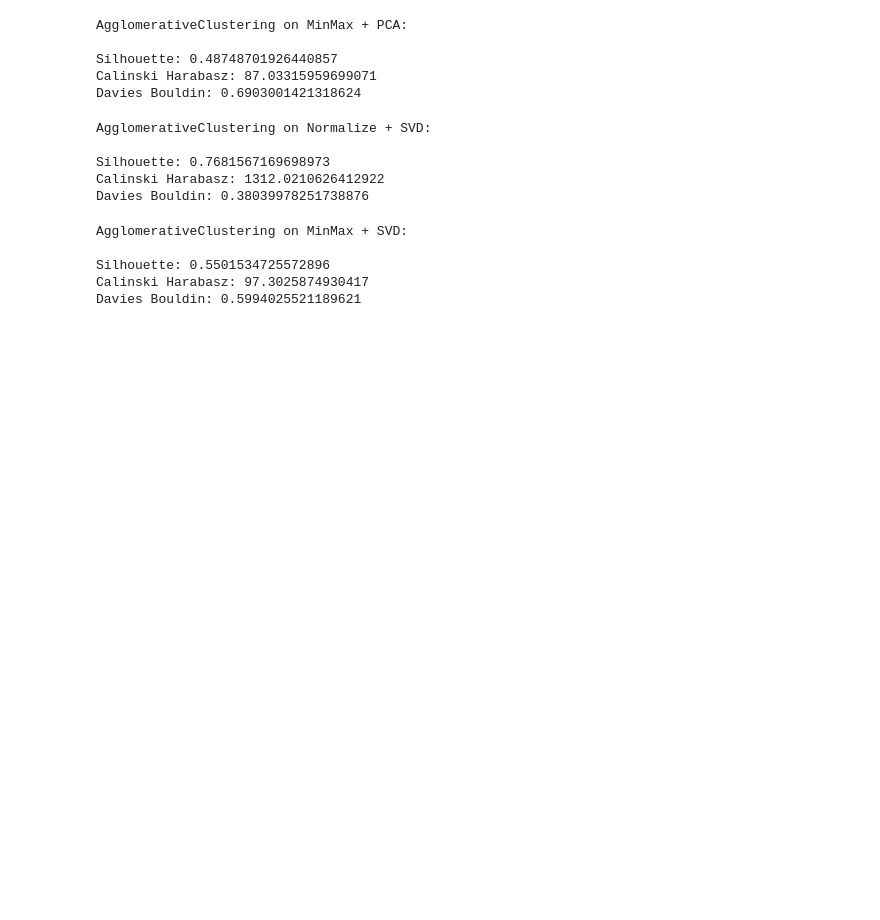
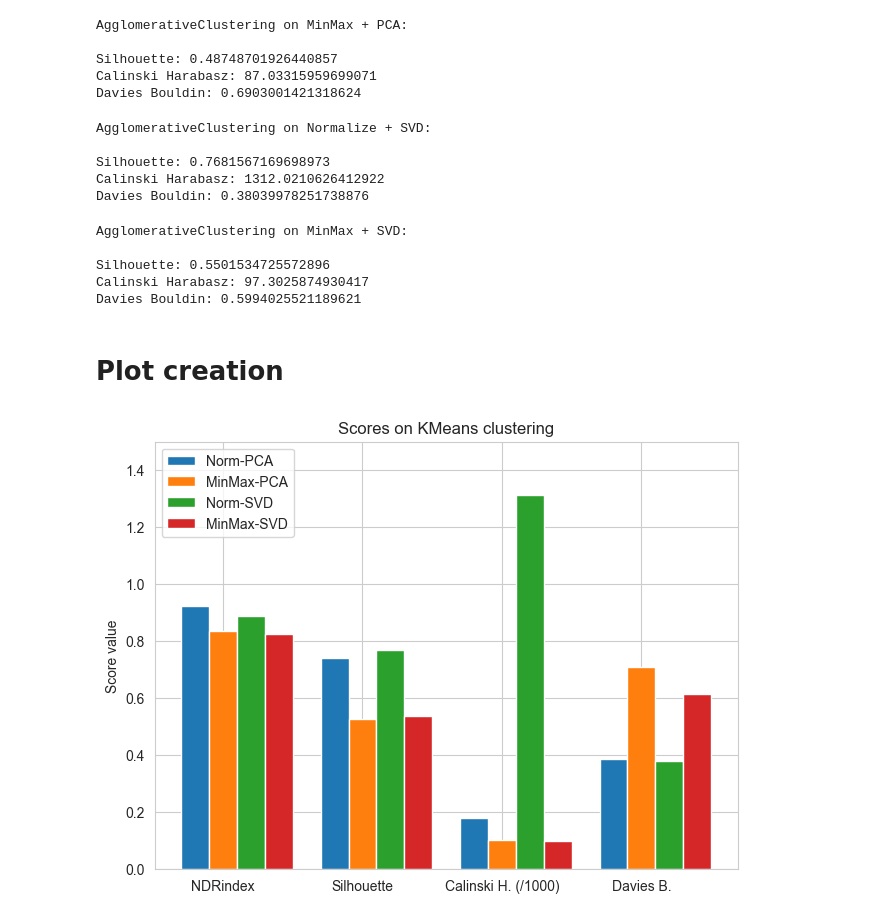
Before and after one commit to ptribel/NDRIndex, a Jupyter notebook: Clustering.ipynb, the cells around one changed output. Saved outputs shown, nothing was run; the diff lists cells and outputs as text; code cells hidden in the pictures; blank space fills up the shorter version.

Commit message:
Score plotting

```diff
--- a/Clustering.ipynb
+++ b/Clustering.ipynb
@@ -305,3 +305,38 @@ AgglomerativeClustering on MinMax + SVD:
 Silhouette: 0.5501534725572896
 Calinski Harabasz: 97.3025874930417
 Davies Bouldin: 0.5994025521189621
+# %% [markdown]
+# Plot creation
+# %%
+scores = ("NDRindex", "Silhouette", "Calinski H. (/1000)", "Davies B.")
+
+clustering = {
+    'Norm-PCA': (0.9222784254824972, 0.7406977052894916, 0.18126081236253583, 0.38786362447025535),
+    'MinMax-PCA': (0.8368102223950831, 0.5284162034412085, 0.10310315823154086, 0.7083797481553313),
+    'Norm-SVD': (0.8883059904088145, 0.7681567169698973, 1.3120210626412922, 0.38039978251738876),
+    'MinMax-SVD' : (0.8245921933315248, 0.5373188166172057, 0.09931904094383715, 0.6137623707150898)
+}
+
+x = np.arange(len(scores))  # the label locations
+width = 0.2  # the width of the bars
+multiplier = 0
+
+fig, ax = plt.subplots(layout='constrained')
+
+for attribute, measurement in clustering.items():
+    offset = width * multiplier
+    rects = ax.bar(x + offset, measurement, width, label=attribute)
+    #ax.bar_label(rects, padding=3)
+    multiplier += 1
+
+# Add some text for labels, title and custom x-axis tick labels, etc.
+ax.set_ylabel('Score value')
+ax.set_title('Scores on KMeans clustering')
+ax.set_xticks(x + width, scores)
+ax.legend(loc='upper left')
+ax.set_ylim(0, 1.5)
+
+plt.savefig("KMeans_scores")
+plt.show()
+# %% [output]
+[figure, added]
```
Also changed, not shown: parts of 1 cell of this notebook.
